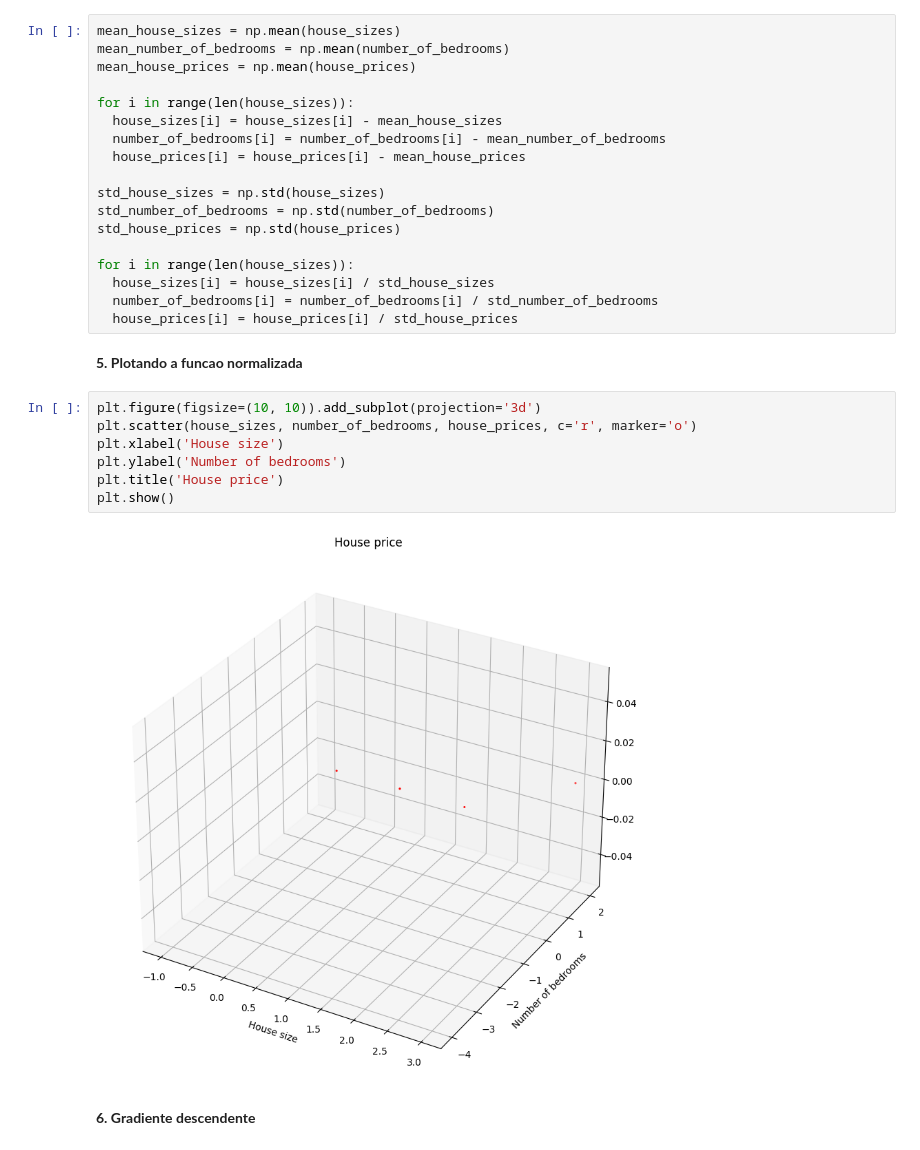
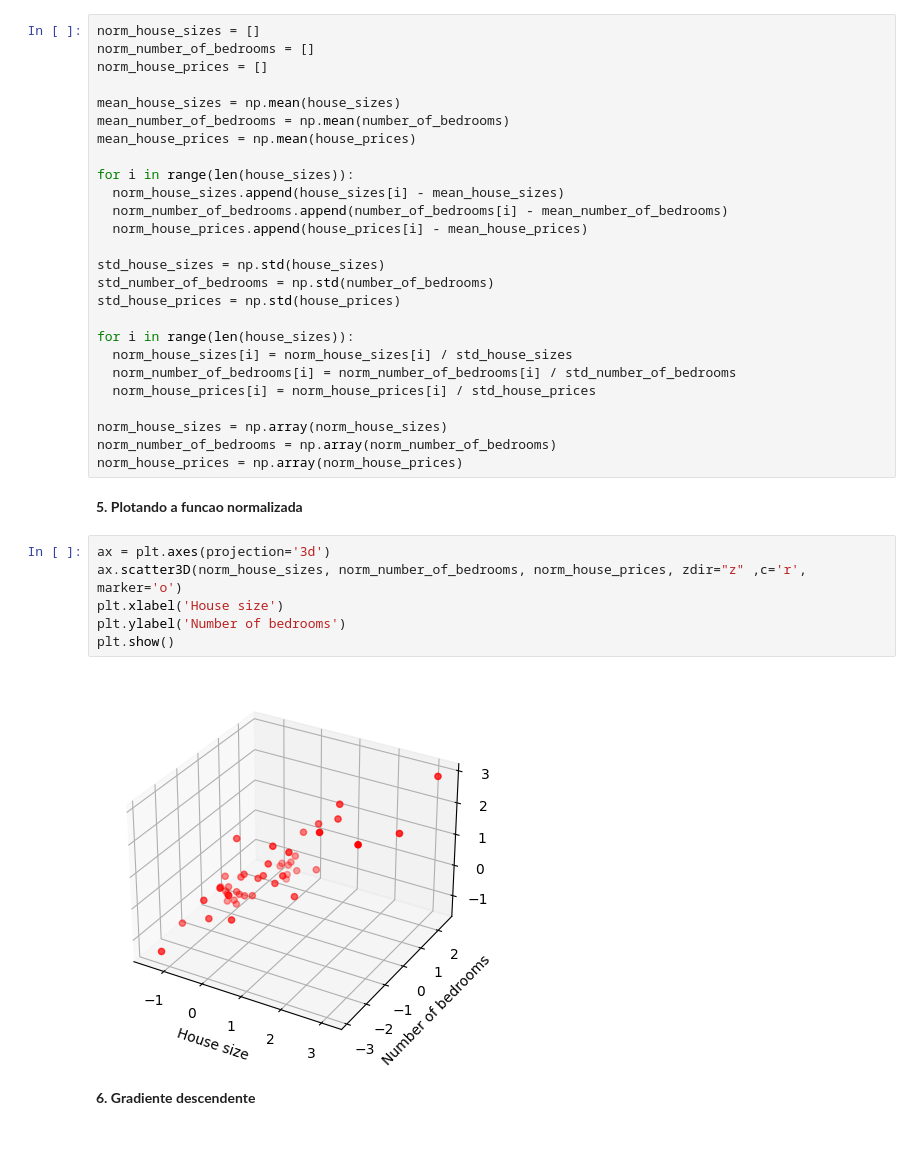
Before and after one commit to vmleroy/ic-cefet, a Jupyter notebook: 2-Regressao-Linear/exercicio2.ipynb, the cells around one changed output. Drawn from its saved outputs; the diff is of its cells as text.

```diff
--- a/2-Regressao-Linear/exercicio2.ipynb
+++ b/2-Regressao-Linear/exercicio2.ipynb
@@ -47,34 +46,41 @@ plt.show()
 # %% [markdown]
 **4. Feature Normalization**
 # %%
+norm_house_sizes = []
+norm_number_of_bedrooms = []
+norm_house_prices = []
+
 mean_house_sizes = np.mean(house_sizes)
 mean_number_of_bedrooms = np.mean(number_of_bedrooms)
 mean_house_prices = np.mean(house_prices)
 
 for i in range(len(house_sizes)):
-  house_sizes[i] = house_sizes[i] - mean_house_sizes
-  number_of_bedrooms[i] = number_of_bedrooms[i] - mean_number_of_bedrooms
-  house_prices[i] = house_prices[i] - mean_house_prices
+  norm_house_sizes.append(house_sizes[i] - mean_house_sizes)
+  norm_number_of_bedrooms.append(number_of_bedrooms[i] - mean_number_of_bedrooms)
+  norm_house_prices.append(house_prices[i] - mean_house_prices)
 
 std_house_sizes = np.std(house_sizes)
 std_number_of_bedrooms = np.std(number_of_bedrooms)
 std_house_prices = np.std(house_prices)
 
 for i in range(len(house_sizes)):
-  house_sizes[i] = house_sizes[i] / std_house_sizes
-  number_of_bedrooms[i] = number_of_bedrooms[i] / std_number_of_bedrooms
-  house_prices[i] = house_prices[i] / std_house_prices
+  norm_house_sizes[i] = norm_house_sizes[i] / std_house_sizes
+  norm_number_of_bedrooms[i] = norm_number_of_bedrooms[i] / std_number_of_bedrooms
+  norm_house_prices[i] = norm_house_prices[i] / std_house_prices
+
+norm_house_sizes = np.array(norm_house_sizes)
+norm_number_of_bedrooms = np.array(norm_number_of_bedrooms)
+norm_house_prices = np.array(norm_house_prices)
 # %% [markdown]
 **5. Plotando a funcao normalizada**
 # %%
-plt.figure(figsize=(10, 10)).add_subplot(projection='3d')
-plt.scatter(house_sizes, number_of_bedrooms, house_prices, c='r', marker='o')
+ax = plt.axes(projection='3d')
+ax.scatter3D(norm_house_sizes, norm_number_of_bedrooms, norm_house_prices, zdir="z" ,c='r', marker='o')
 plt.xlabel('House size')
 plt.ylabel('Number of bedrooms')
-plt.title('House price')
 plt.show()
 # %% [output]
-[figure, old version]
+[figure, new version]
 # %% [markdown]
 **6. Gradiente descendente**
 # %%
```
Also changed, not shown: parts of 16 cells of this notebook, 1 other file.
